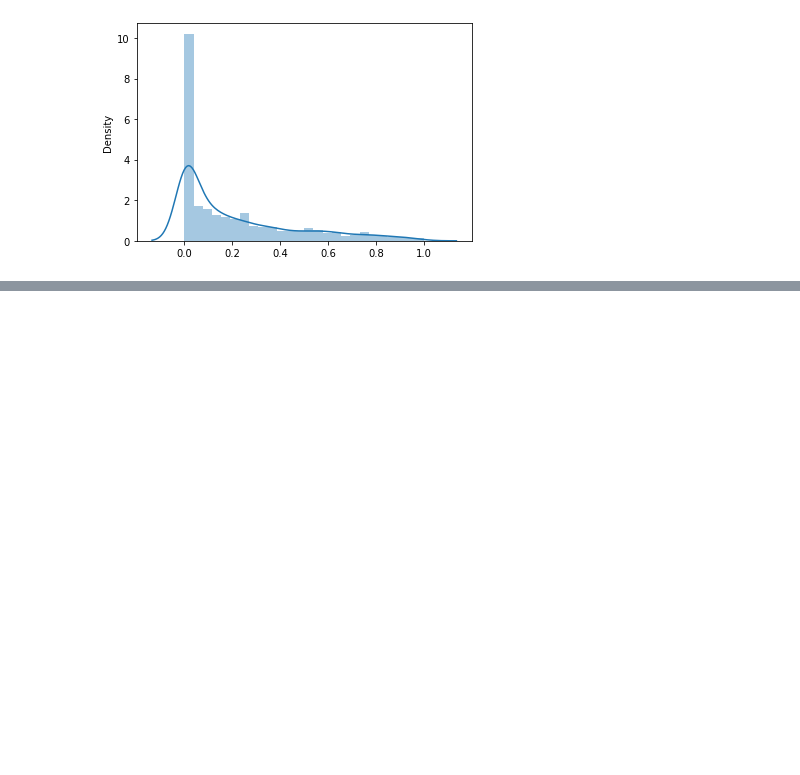
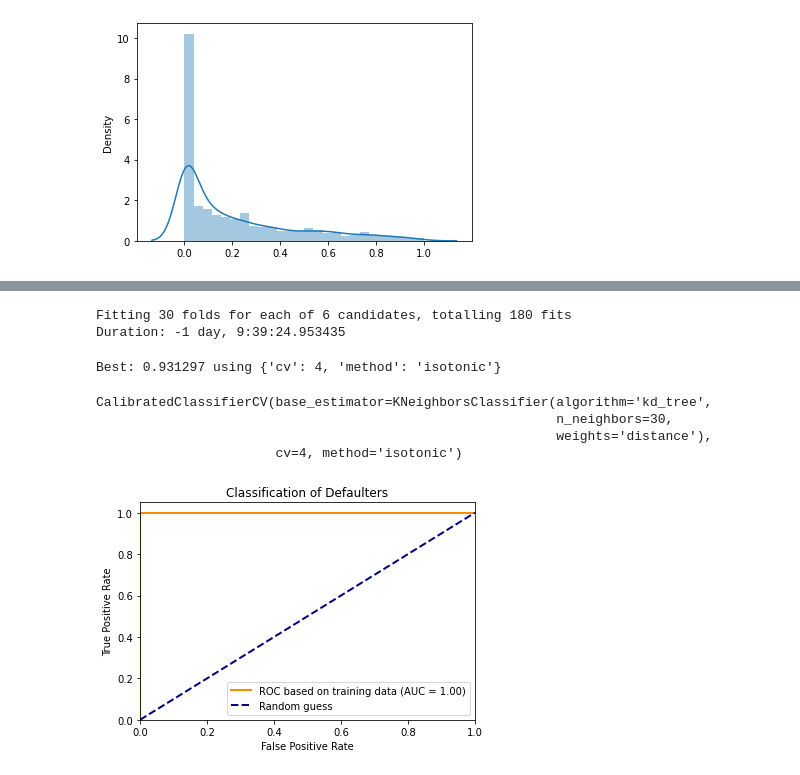
Before and after one commit to andresvBSE/BSE-CML2-P12, a Jupyter notebook: Predictions with KNN and SVM.ipynb, the cells around one changed output, grey strips where cells are left out. Saved outputs shown, nothing was run; the diff lists cells and outputs as text; code cells hidden in the pictures; blank space fills up the shorter version.

```diff
--- a/Predictions with KNN and SVM.ipynb
+++ b/Predictions with KNN and SVM.ipynb
@@ -310,8 +340,3 @@ print(X_resampled.shape, y_resampled.shape)
 # %% [output]
 (20885, 810) (20885,)
 (17902, 810) (17902,)
-# %%
-model_knn_bl_r.fit(X_resampled, y_resampled)
-y_train_hat_knn_bl_r = model_knn_bl_r.predict_proba(X_resampled)
-
-roc_curve_plot(y_resampled, y_train_hat_knn_bl_r[:,1])
@@ -537,0 +600,27 @@ test_predictions_submit.to_csv("data/outputs/knn_m2.csv", index = False)
+# %%
+start_time = datetime.now()
+gs_calib1_results = gs_calib1.fit(X_resampled, y_resampled)
+print('Duration: {}'.format(end_time - start_time))
+# %% [output]
+Fitting 30 folds for each of 6 candidates, totalling 180 fits
+Duration: -1 day, 9:39:24.953435
+# %%
+print("Best: %f using %s" % (gs_calib1_results.best_score_, gs_calib1_results.best_params_))
+# %% [output]
+Best: 0.931297 using {'cv': 4, 'method': 'isotonic'}
+# %%
+# Getting the probabilities from the best configuration of calibrated probabilities
+
+# Calibrated probabilities of the best model
+knn_m2_cali_obj = CalibratedClassifierCV(model_knn_m2, cv = 4, method = 'isotonic')
+knn_m2_cali_obj.fit(X_resampled, y_resampled)
+# %% [output]
+CalibratedClassifierCV(base_estimator=KNeighborsClassifier(algorithm='kd_tree',
+                                                           n_neighbors=30,
+                                                           weights='distance'),
+                       cv=4, method='isotonic')
+# %%
+y_train_hat_knn_m2_cali = knn_m2_cali_obj.predict_proba(X_resampled)
+roc_curve_plot(y_resampled, y_train_hat_knn_m2_cali[:,1])
+# %% [output]
+[figure, added]
```
Also changed, not shown: parts of 152 cells of this notebook, 2 other files.
